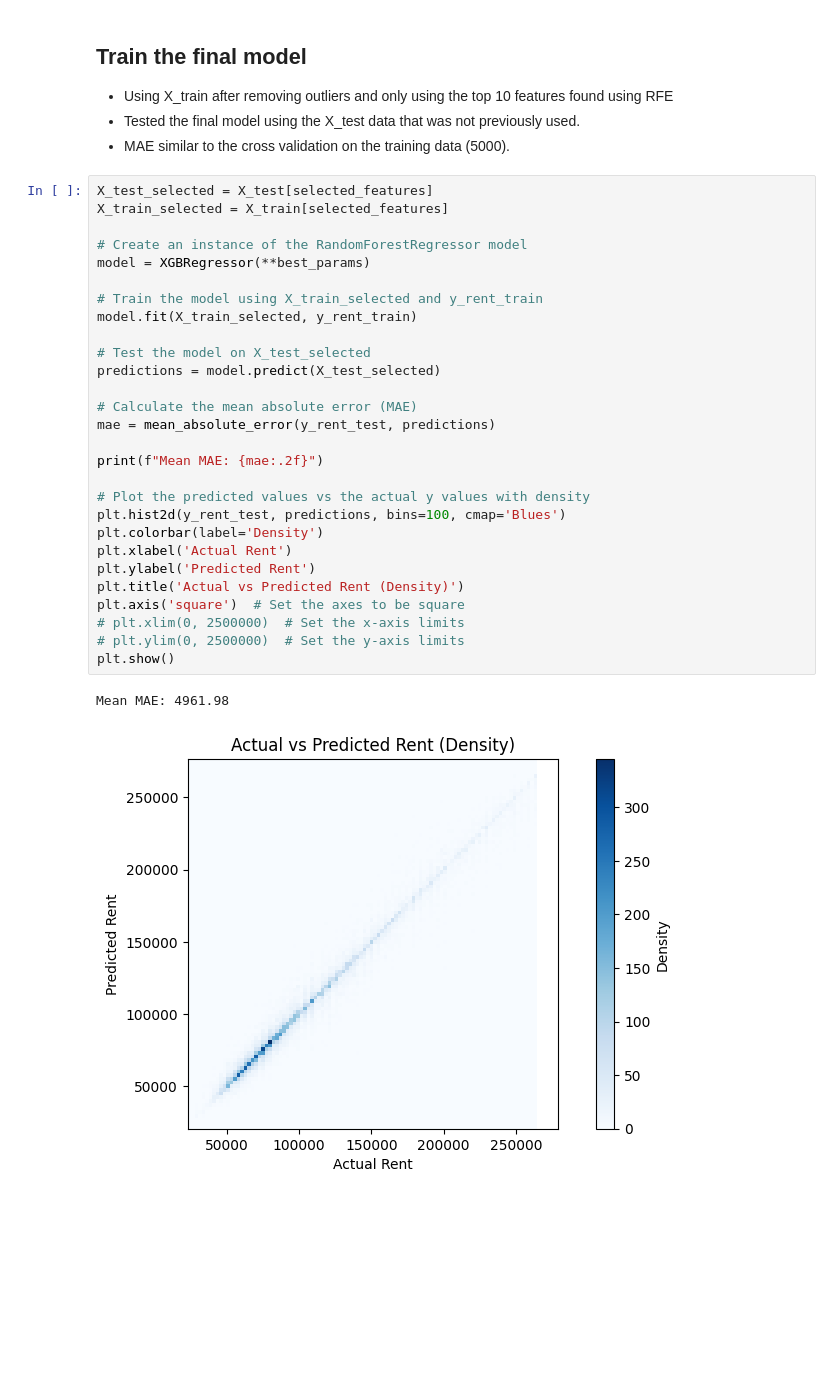
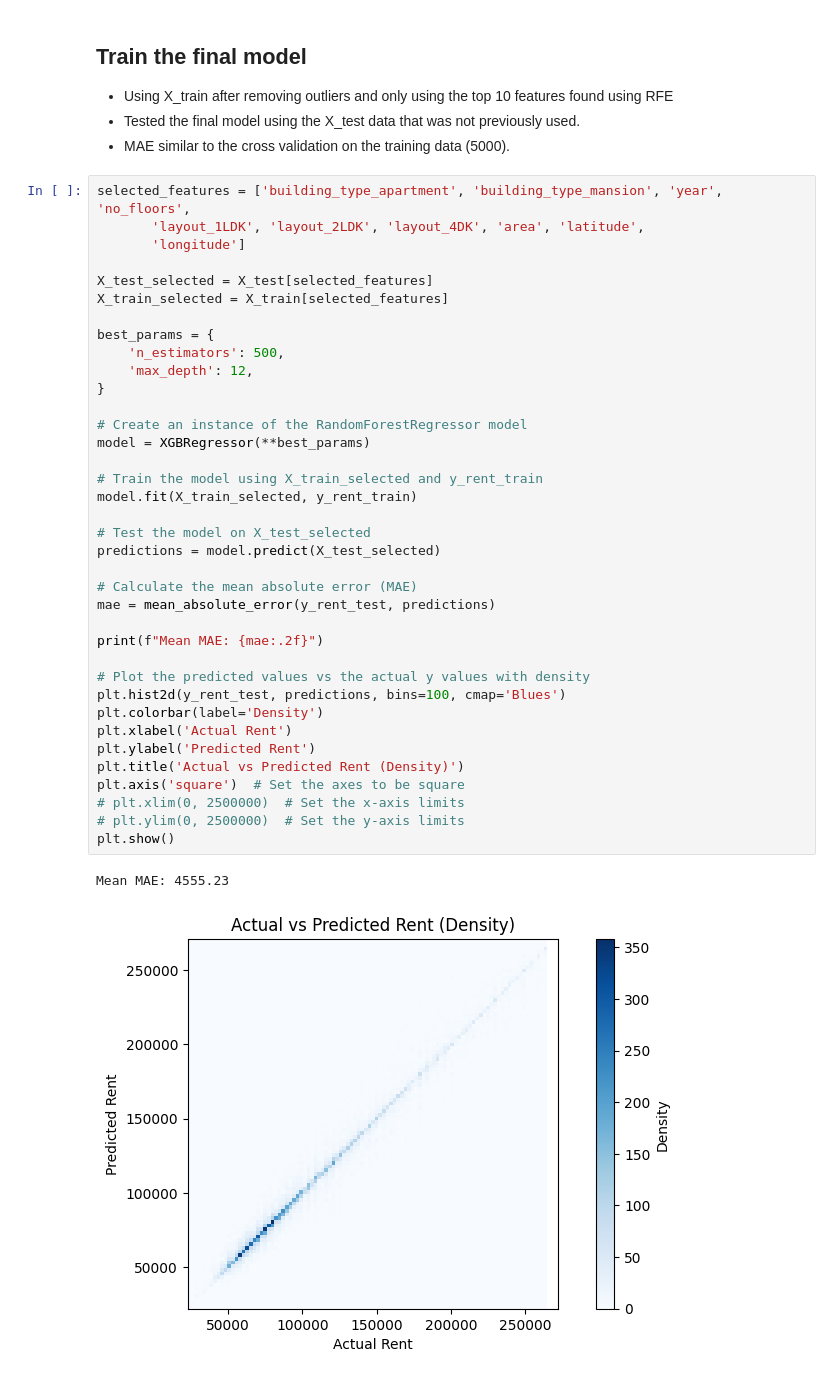
Before and after one commit to euanjudd/suumo, a Jupyter notebook: main.ipynb, the cells around one changed output. Cells and saved outputs as stored; diff of their text form; blank space fills up the shorter version.

```diff
--- a/main.ipynb
+++ b/main.ipynb
@@ -509,33 +509,42 @@ Mean/std: 5546.07 +/- 36.25
 - Tested the final model using the X_test data that was not previously used.
 - MAE similar to the cross validation on the training data (5000).
 # %%
+selected_features = ['building_type_apartment', 'building_type_mansion', 'year', 'no_floors',
+       'layout_1LDK', 'layout_2LDK', 'layout_4DK', 'area', 'latitude',
+       'longitude']
+
 X_test_selected = X_test[selected_features]
 X_train_selected = X_train[selected_features]
+
+best_params = {
+    'n_estimators': 500,
+    'max_depth': 12,
+}
 
 # Create an instance of the RandomForestRegressor model
 model = XGBRegressor(**best_params)
 
 # Train the model using X_train_selected and y_rent_train
 model.fit(X_train_selected, y_rent_train)
 
 # Test the model on X_test_selected
 predictions = model.predict(X_test_selected)
 
 # Calculate the mean absolute error (MAE)
 mae = mean_absolute_error(y_rent_test, predictions)
 
 print(f"Mean MAE: {mae:.2f}")
 
 # Plot the predicted values vs the actual y values with density
 plt.hist2d(y_rent_test, predictions, bins=100, cmap='Blues')
 plt.colorbar(label='Density')
 plt.xlabel('Actual Rent')
 plt.ylabel('Predicted Rent')
 plt.title('Actual vs Predicted Rent (Density)')
 plt.axis('square')  # Set the axes to be square
 # plt.xlim(0, 2500000)  # Set the x-axis limits
 # plt.ylim(0, 2500000)  # Set the y-axis limits
 plt.show()
 # %% [output]
-Mean MAE: 4961.98
+Mean MAE: 4555.23
-[figure, old version]
+[figure, new version]
```
Also changed, not shown: 1 other file.
